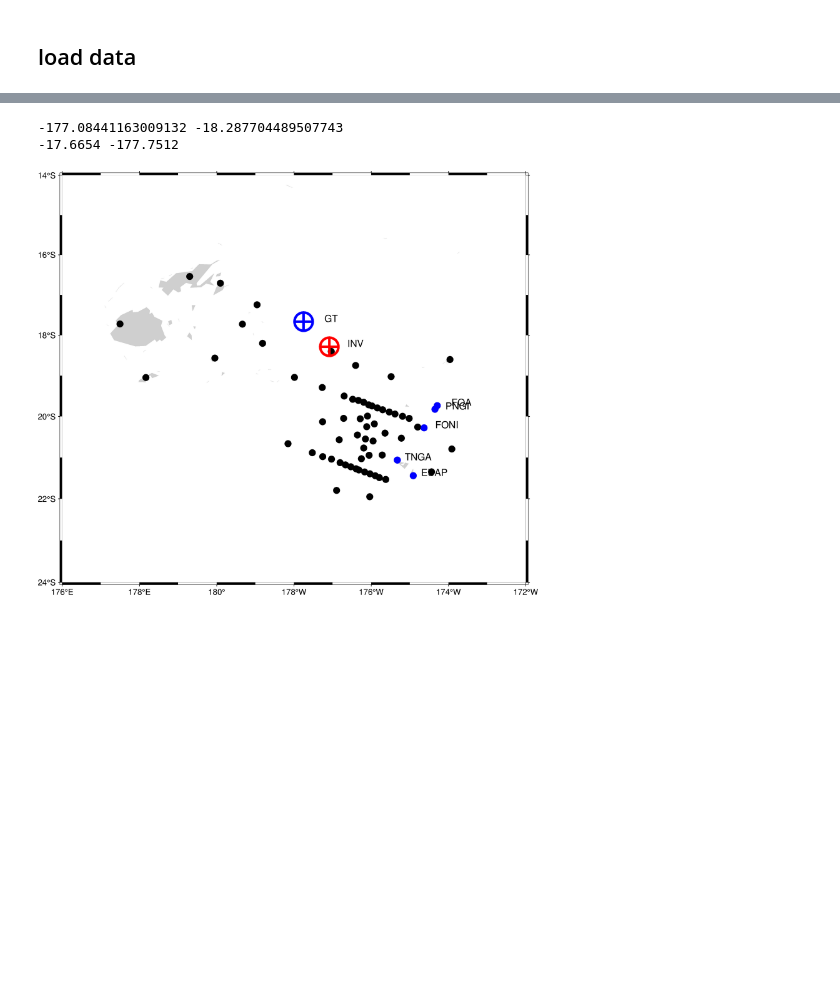
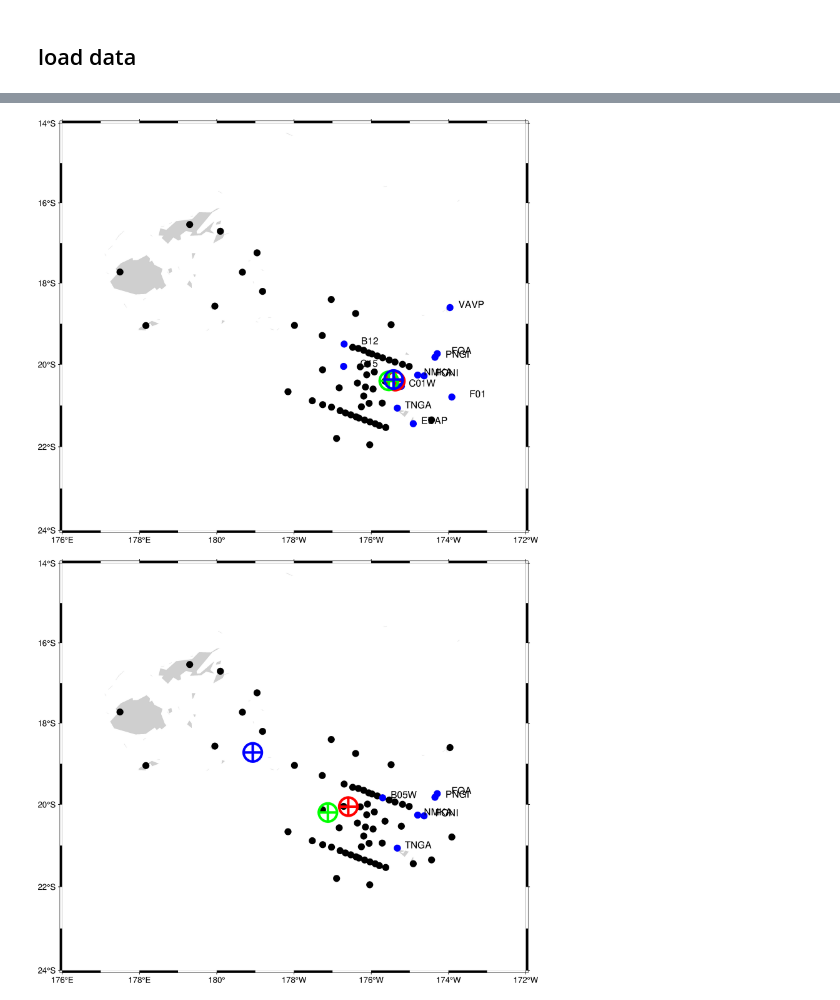
Before and after one commit to ziyixi/GaMMA-example, a Jupyter notebook: visualize/show_gamma_result.ipynb, the cells around one changed output, grey strips where cells are left out. Cells and saved outputs as stored; diff of their text form; code cells hidden in the pictures; blank space fills up the shorter version.

```diff
--- a/visualize/show_gamma_result.ipynb
+++ b/visualize/show_gamma_result.ipynb
@@ -22,8 +22,6 @@ for key in stations_raw:
     x, y = proj(longitude=row["longitude"], latitude=row["latitude"]) # pylint: disable=unpacking-non-sequence
     z = -row["elevation_m"]/1000
     stations.loc[len(stations)] = [key, x, y, z,row["longitude"],row["latitude"]]
-# calculate distance as sqrt(x^2+y^2)
-stations["distance"] = (stations["x(km)"]**2+stations["y(km)"]**2)**0.5
 # %%
 stations.head()
 # %% [output]
@@ -37,6 +35,10 @@ stations.head()
 ## load data
 # %%
 df_global=pd.read_csv('../example_res/picks_global.csv',sep='\t',index_col=0)
+df_global = df_global.reset_index(drop=True)
+# map event_index to from 0,1,2 to 2,1,0
+df_global['event_index']=df_global['event_index'].map({2:0,1:1,0:2})
+
 df_catalog_global=pd.read_csv('../example_res/catalogs_global.csv',sep='\t',index_col=0)
 # timestamp to datetime
 df_global['timestamp']=pd.to_datetime(df_global['timestamp'])
@@ -45,6 +47,12 @@ df_catalog_global['time']=pd.to_datetime(df_catalog_global['time'])
 df_global=df_global.join(df_catalog_global.set_index('event_index'),on='event_index',rsuffix='_catalog')
 # join df_global and distance in station on id
 df_global=df_global.join(stations.set_index('id'),on='id',rsuffix='_station')
+
+df_catalog_local=pd.read_csv('../example_res/catalogs_local.csv',sep='\t',index_col=0)
+df_catalog_local['time']=pd.to_datetime(df_catalog_local['time'])
+
+# join df_global and df_catalog_local on event_index, with suffix _local
+df_global=df_global.join(df_catalog_local.set_index('event_index'),on='event_index',rsuffix='_local')
 # %%
 # split df_global with event_index into a list of dataframes
 df_global_list = [df_global[df_global['event_index'] == i].copy() for i in df_global['event_index'].unique()]
@@ -55,6 +63,10 @@ for df in df_global_list:
     df.loc[:, 'tshift'] = df['timestamp'] - df['time']
     # convert tshift to seconds
     df.loc[:, 'tshift'] = df['tshift'].apply(lambda x: x.total_seconds())
+    # calculate tshift_local=timestamp-time_local
+    df.loc[:, 'tshift_local'] = df['timestamp'] - df['time_local']
+    # convert tshift_local to seconds
+    df.loc[:, 'tshift_local'] = df['tshift_local'].apply(lambda x: x.total_seconds())
 # %%
 df_global_list[0].iloc[0]
 # %% [output]
@@ -77,8 +89,8 @@ tshift                                  81.633997
 Name: 0, dtype: object
 # %%
 ground_truth_mapper={
-    2:(pd.to_datetime("2009-12-26T05:15:54.969999"),proj(latitude=-20.4003,longitude=-175.5445),168.4243),
-    0:(pd.to_datetime("2010-06-29T08:16:13.949997"),-17.6654,-177.7512,523.6898),
+    0:(pd.to_datetime("2009-12-26T05:15:54.969999"),-20.4003,-175.5445,168.4243),
+    2:(pd.to_datetime("2010-06-29T08:16:13.949997"),-17.6654,-177.7512,523.6898),
     1:(pd.to_datetime("2010-05-14T10:33:23.950001"),-20.1968,-177.1223)
 }
 ground_truth_mapper
@@ -129,33 +153,38 @@ plot(df_global_list[0],0)
 # %%
 # show the stations' locations on the map using pygmt
 def show_map(df,index):
     REGION=[-184, -172, -24, -14]
 
     fig = pygmt.Figure()
     fig.basemap(region=REGION, projection="M8i",
                         frame=["WSen", "xafg", "yafg"])
     fig.coast(water="white", resolution="l", land="GRAY81",
                 borders=["1/0.1p,black"], lakes=["GRAY81"])
     fig.plot(x=stations['longitude'], y=stations['latitude'], style="c0.3c", fill="black")
     # plot longitude and latitude of stations in df in red color
     fig.plot(x=df['longitude_station'], y=df['latitude_station'], style="c0.3c", fill="blue")
     # also text the station id
     for i in range(len(df)):
         fig.text(x=df.iloc[i]['longitude_station'], y=df.iloc[i]['latitude_station'], text=df.iloc[i]['id'].split(".")[1], font='12p', justify='TR',offset="1.5c/0.3c")
     # plot event origin (longitude, latitude) in big circle with no fill
-    print(df.iloc[0]['longitude'], df.iloc[0]['latitude'])
+    # print(df.iloc[0]['longitude'], df.iloc[0]['latitude'])
     fig.plot(x=df.iloc[0]['longitude'], y=df.iloc[0]['latitude'], style="c0.8c", fill=None, pen="3p,red")
     fig.plot(x=df.iloc[0]['longitude'], y=df.iloc[0]['latitude'], style="+0.8c", pen="3p,red")
-    fig.text(x=df.iloc[0]['longitude'], y=df.iloc[0]['latitude'], text="INV", font='12p', justify='TR',offset="1.5c/0.3c")
-    print(ground_truth_mapper[index][1],ground_truth_mapper[index][2])
-    fig.plot(x=ground_truth_mapper[index][2], y=ground_truth_mapper[index][1], style="c0.8c", fill=None, pen="3p,blue")
-    fig.plot(x=ground_truth_mapper[index][2], y=ground_truth_mapper[index][1], style="+0.8c", pen="3p,blue")
-    fig.text(x=ground_truth_mapper[index][2], y=ground_truth_mapper[index][1], text="GT", font='12p', justify='TR',offset="1.5c/0.3c")
+    # fig.text(x=df.iloc[0]['longitude'], y=df.iloc[0]['latitude'], text="INV", font='12p', justify='TR',offset="1.5c/0.3c")
+    # print(ground_truth_mapper[index][1],ground_truth_mapper[index][2])
+    fig.plot(x=ground_truth_mapper[index][2], y=ground_truth_mapper[index][1], style="c0.8c", fill=None, pen="3p,green")
+    fig.plot(x=ground_truth_mapper[index][2], y=ground_truth_mapper[index][1], style="+0.8c", pen="3p,green")
+    # fig.text(x=ground_truth_mapper[index][2], y=ground_truth_mapper[index][1], text="GT", font='12p', justify='BL',offset="1.5c/0.3c")
+
+    # plot local event origin (longitude, latitude) in big circle with no fill
+    fig.plot(x=df.iloc[0]['longitude_local'], y=df.iloc[0]['latitude_local'], style="c0.8c", fill=None, pen="3p,blue")
+    fig.plot(x=df.iloc[0]['longitude_local'], y=df.iloc[0]['latitude_local'], style="+0.8c", pen="3p,blue")
 
     fig.show()
 
-show_map(df_global_list[0],0)
+# show_map(df_global_list[0],0)
+for index in range(3):
+    show_map(df_global_list[index],index)
 # %% [output]
--177.08441163009132 -18.287704489507743
--17.6654 -177.7512
-[figure, old version]
+[figure, new version]
+[figure, added]
```
Also changed, not shown: parts of 5 cells of this notebook, 5 other files.
